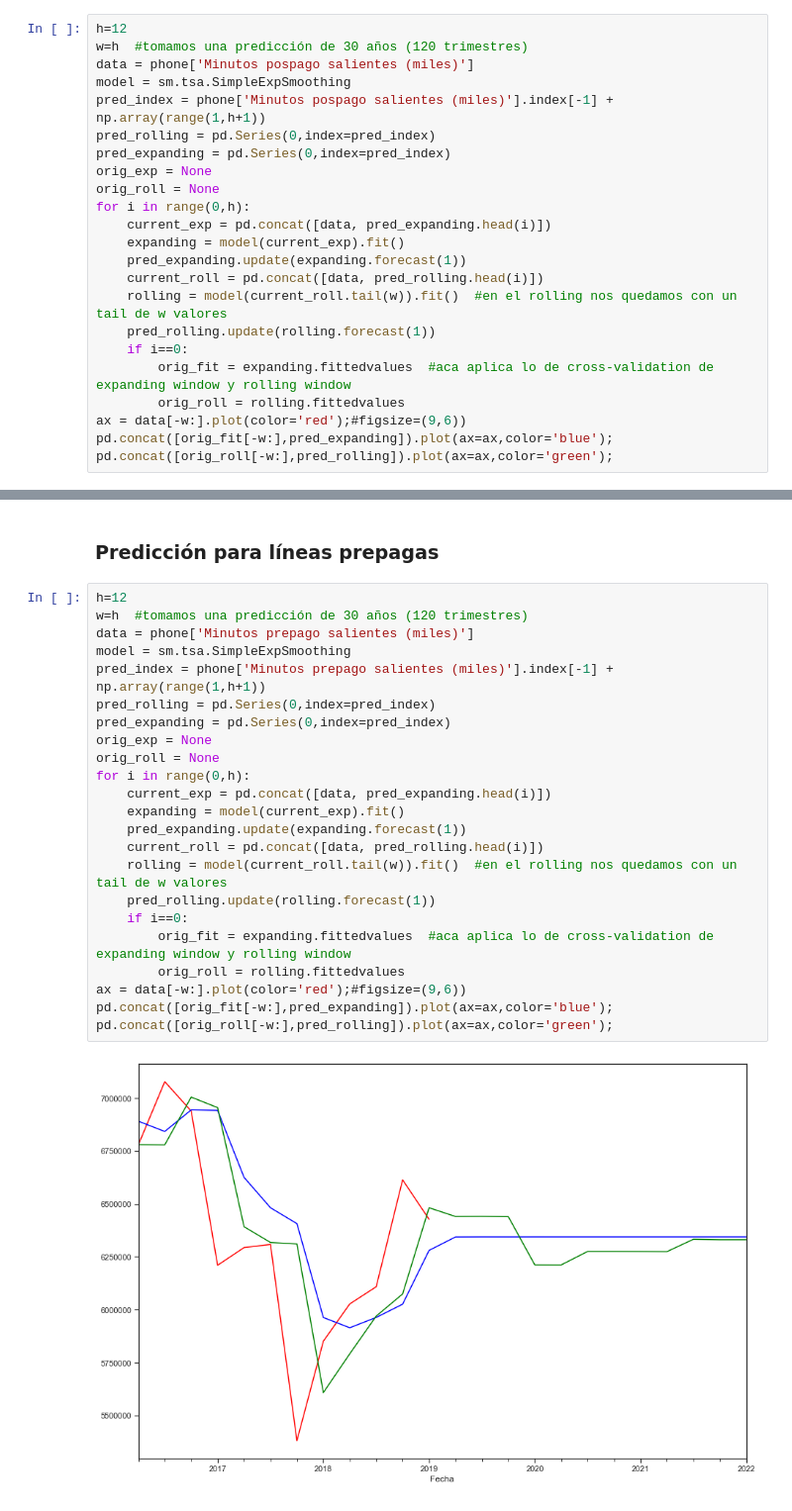
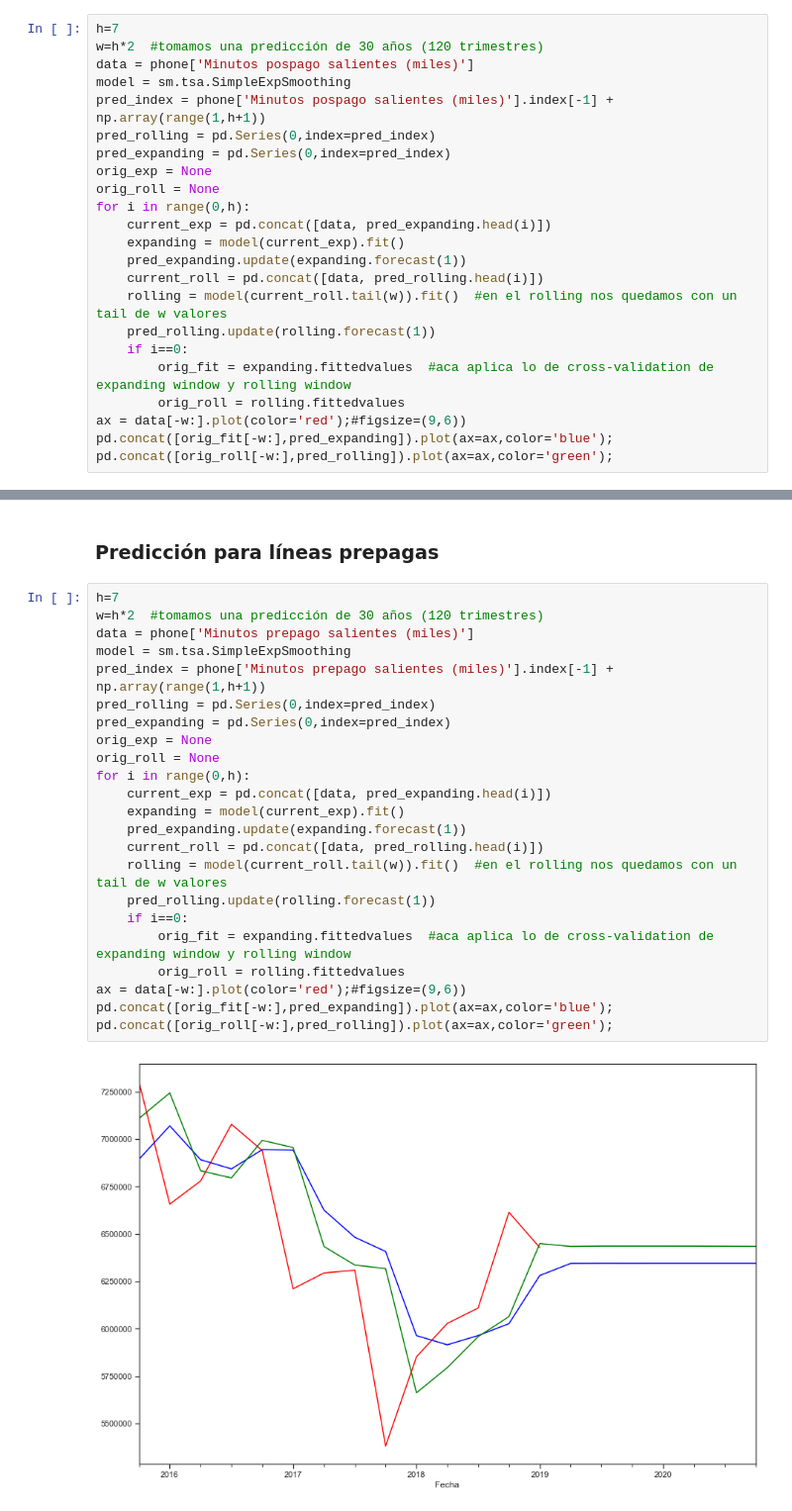
Before and after one commit to valenmongi/SeriesTemporales, a Jupyter notebook: 1°_práctico_series_temporales.ipynb, the cells around one changed output, grey strips where cells are left out. Shown at 99% size. Cells and saved outputs as stored; diff of their text form.

```diff
--- a/1°_práctico_series_temporales.ipynb
+++ b/1°_práctico_series_temporales.ipynb
@@ -496,8 +485,8 @@ We show how to do expanding and rolling point forecast.
 # %% [markdown]
 ### Predicción para líneas pospagas
 # %%
-h=12
-w=h  #tomamos una predicción de 30 años (120 trimestres)
+h=7
+w=h*2  #tomamos una predicción de 30 años (120 trimestres)
 data = phone['Minutos pospago salientes (miles)']
 model = sm.tsa.SimpleExpSmoothing
 pred_index = phone['Minutos pospago salientes (miles)'].index[-1] + np.array(range(1,h+1))
@@ -523,27 +512,27 @@ pd.concat([orig_roll[-w:],pred_rolling]).plot(ax=ax,color='green');
 # %% [markdown]
 ### Predicción para líneas prepagas
 # %%
-h=12
-w=h  #tomamos una predicción de 30 años (120 trimestres)
+h=7
+w=h*2  #tomamos una predicción de 30 años (120 trimestres)
 data = phone['Minutos prepago salientes (miles)']
 model = sm.tsa.SimpleExpSmoothing
 pred_index = phone['Minutos prepago salientes (miles)'].index[-1] + np.array(range(1,h+1))
 pred_rolling = pd.Series(0,index=pred_index)
 pred_expanding = pd.Series(0,index=pred_index)
 orig_exp = None
 orig_roll = None
 for i in range(0,h):
     current_exp = pd.concat([data, pred_expanding.head(i)])
     expanding = model(current_exp).fit()
     pred_expanding.update(expanding.forecast(1))
     current_roll = pd.concat([data, pred_rolling.head(i)])
     rolling = model(current_roll.tail(w)).fit()  #en el rolling nos quedamos con un tail de w valores
     pred_rolling.update(rolling.forecast(1))
     if i==0:
         orig_fit = expanding.fittedvalues  #aca aplica lo de cross-validation de expanding window y rolling window
         orig_roll = rolling.fittedvalues
 ax = data[-w:].plot(color='red');#figsize=(9,6))
 pd.concat([orig_fit[-w:],pred_expanding]).plot(ax=ax,color='blue');
 pd.concat([orig_roll[-w:],pred_rolling]).plot(ax=ax,color='green');
 # %% [output]
-[figure, old version]
+[figure, new version]
```
Also changed, not shown: parts of 16 cells of this notebook.
